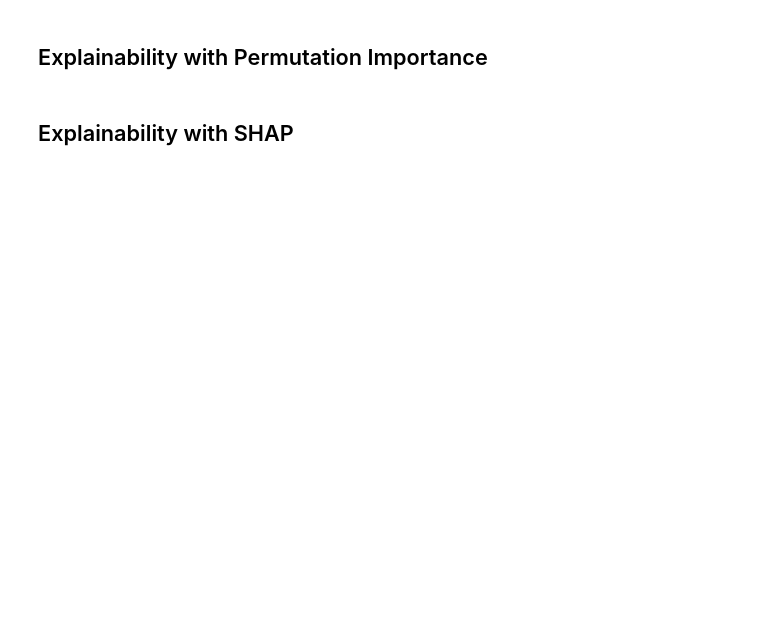
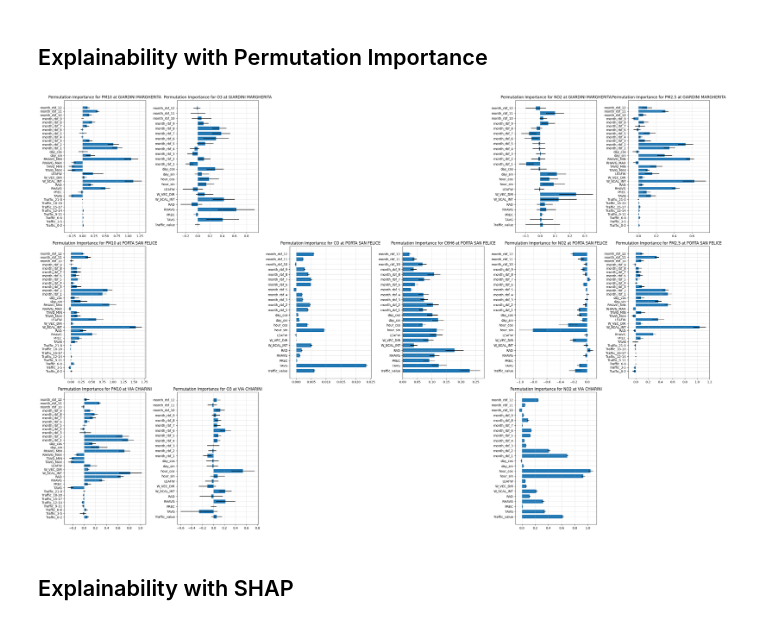
Before and after one commit to davidesonno/AII-project, a Jupyter notebook: 7-feature-importance.ipynb, the cells around one changed output. Cells and saved outputs as stored; diff of their text form; code cells hidden in the pictures; blank space fills up the shorter version.

```diff
--- a/7-feature-importance.ipynb
+++ b/7-feature-importance.ipynb
@@ -122,14 +123,14 @@ n_samples = 100 # with this 'low' values I get the same results as higher ones s
 n_repeats = 10
 
 n_rows = len(stations)
-n_cols = max(len(models[station].keys()) for station in stations)
+n_cols = len(agents)
 
 fig, axes = plt.subplots(n_rows, n_cols, figsize=(n_cols * 5, n_rows * 6.5))
 
-for i,station in enumerate(stations):
+for station in stations:
     if station not in agents_permutation_importance:
         agents_permutation_importance[station] = {}
-    for j, agent in enumerate(models[station].keys()):
+    for agent in models[station].keys():
         model = models[station][agent]
         X_test = test_sets[station][agent]['x']
         y_test = test_sets[station][agent]['y']
@@ -169,37 +170,41 @@ for i,station in enumerate(stations):
         # print(f'Computing importance for {station} {agent}')
 
         # compute importances
         importances_result = permutation_importance(model,
                                                     X_test,
                                                     y_test,
                                                     scoring=scoring,
                                                     n_repeats=n_repeats,
                                                     random_state=42)
 
         for key in ('importances_mean', 'importances_std'): # we don't care about the full repetitions values (`importances`)
             val = importances_result[key]
             if lstm: # for the lstm we had to flatten the sequences, now we have one ts*n_feat. total features, so we go back to the original shape averaging
                 val = val.reshape(input_shape[1], input_shape[2])
                 val = val.mean(axis=0)
             importances[key] = val
 
         # save the importances
         agents_permutation_importance[station][agent] = importances
 
         # plot
-        ax = axes[i][j]
+        ax = axes[stations.index(station)][agents.index(agent)]
         ax.barh(features, importances['importances_mean'], height=0.7, xerr=importances['importances_std'])
         # ax.bar(X_test.columns, importances.importances_mean, width=0.7, yerr=importances.importances_std)
         # ax.set_xticklabels(X_test.columns, rotation=90)
         ax.set_title(f'Permutation Importance for {agent} at {station}')
         ax.grid(linestyle=':')
 
-for i, station in enumerate(stations):
-    for j in range(len(models[station].keys()), n_cols):
-        axes[i][j].axis('off') # remove unused subplots
+for station in stations:
+    for agent in agents:
+        if agent not in models[station]:
+            axes[stations.index(station)][agents.index(agent)].axis('off') # remove unused subplots
+
 plt.tight_layout()
 # plt.subplots_adjust(hspace=0.5)
 plt.show()
+# %% [output]
+[figure, added]
 # %% [markdown]
 ## Explainability with SHAP
 # %%
```
Also changed, not shown: parts of 13 cells of this notebook, 5 other files.
